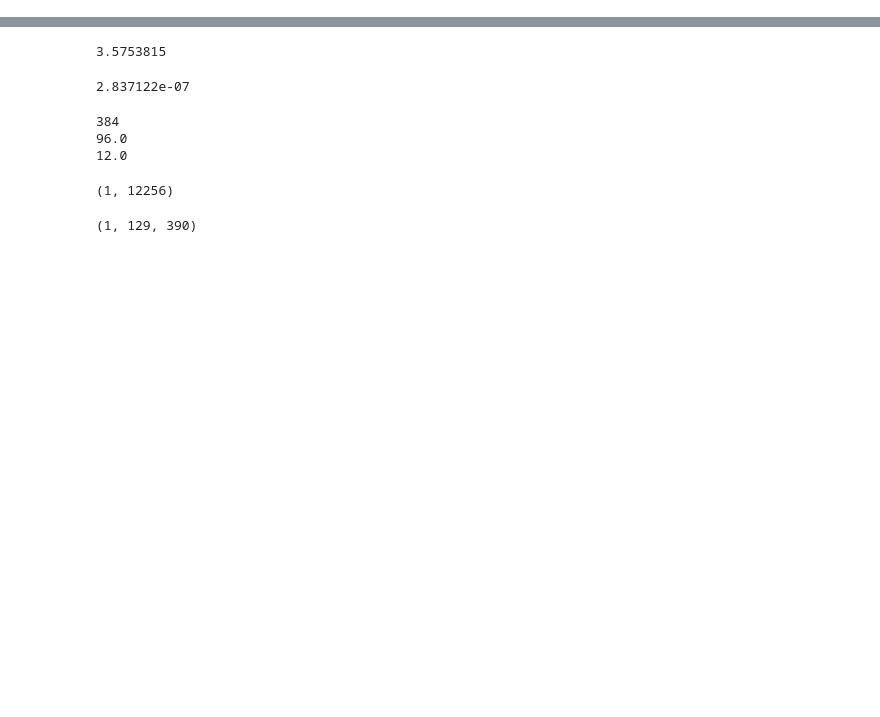
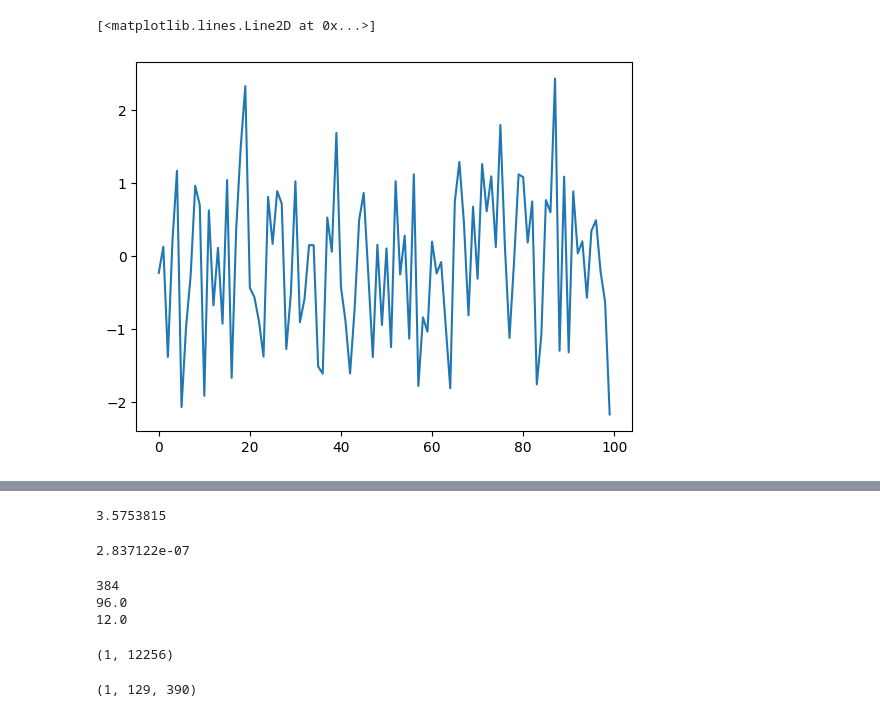
Before and after one commit to highfem/tqdne, a Jupyter notebook: experiments/_evaluate_torchaudiospectogram.ipynb, the cells around one changed output, grey strips where cells are left out. Saved outputs shown, nothing was run; the diff lists cells and outputs as text; code cells hidden in the pictures; blank space fills up the shorter version.

```diff
--- a/experiments/_evaluate_torchaudiospectogram.ipynb
+++ b/experiments/_evaluate_torchaudiospectogram.ipynb
@@ -31,0 +40,5 @@ np.abs(spec2).shape
+# %%
+plt.plot(lib_wave[0, :100])
+# %% [output]
+[<matplotlib.lines.Line2D at 0x...>]
+[figure, added]
```
Also changed, not shown: parts of 20 cells of this notebook.
